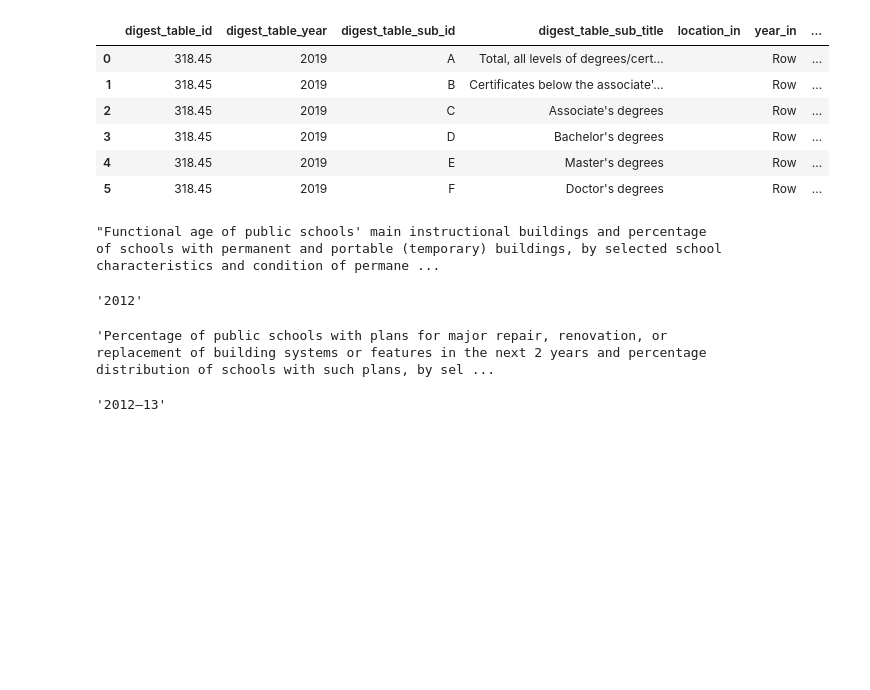
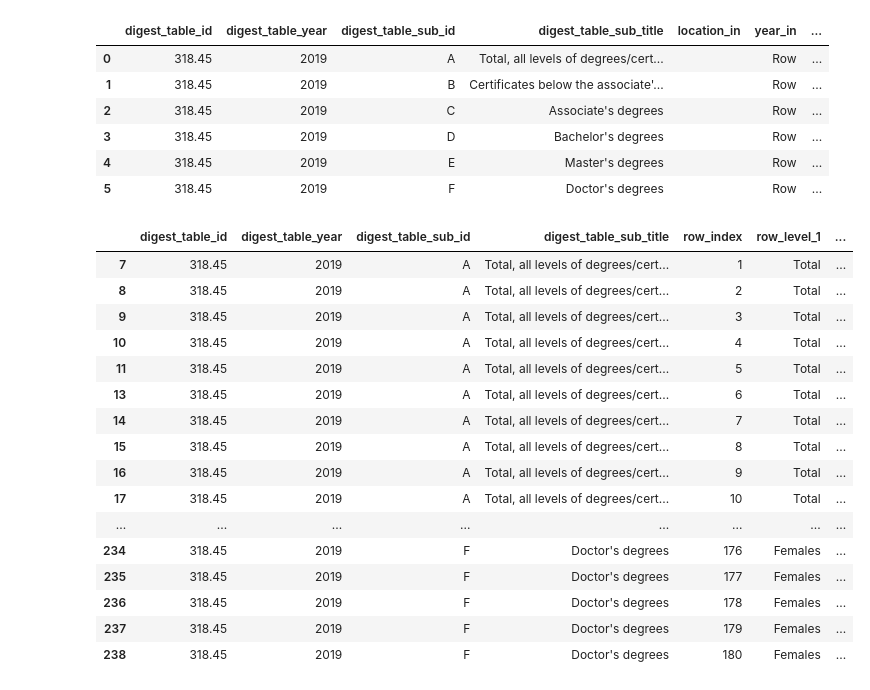
Before and after one commit to toltman/table_scraping, a Jupyter notebook: Table Scraping 8-Copy2.ipynb, the cells around one changed output. Drawn from its saved outputs; the diff is of its cells as text; code cells hidden in the pictures; blank space fills up the shorter version.

```diff
--- a/Table Scraping 8-Copy2.ipynb
+++ b/Table Scraping 8-Copy2.ipynb
@@ -323,7 +485,3 @@ tables['318.45'].table_info
 | 3 | 318.45 | 2019 | D | Bachelor's degrees |  | Row | ... |
 | 4 | 318.45 | 2019 | E | Master's degrees |  | Row | ... |
 | 5 | 318.45 | 2019 | F | Doctor's degrees |  | Row | ... |
-# %%
-tables['217.10'].title
-# %% [output]
-"Functional age of public schools' main instructional buildings and percentage of schools with permanent and portable (temporary) buildings, by selected school characteristics and condition of permane ...
@@ -332,8 +487,0 @@ year1 = re.search(r"(\d{4})$", tables['217.10'].title)
-# %%
-year1.group(0)
-# %% [output]
-'2012'
-# %%
-tables['217.15'].title
-# %% [output]
-'Percentage of public schools with plans for major repair, renovation, or replacement of building systems or features in the next 2 years and percentage distribution of schools with such plans, by sel ...
@@ -342,4 +488,20 @@ year2 = re.search(r"(\d{4}–\d{2})$", tables['217.15'].title)
-# %%
-year2.group(0)
-# %% [output]
-'2012–13'
+# %%
+tables['318.45'].row_info
+# %% [output]
+|  | digest_table_id | digest_table_year | digest_table_sub_id | digest_table_sub_title | row_index | row_level_1 | ... |
+| 7 | 318.45 | 2019 | A | Total, all levels of degrees/cert... | 1 | Total | ... |
+| 8 | 318.45 | 2019 | A | Total, all levels of degrees/cert... | 2 | Total | ... |
+| 9 | 318.45 | 2019 | A | Total, all levels of degrees/cert... | 3 | Total | ... |
+| 10 | 318.45 | 2019 | A | Total, all levels of degrees/cert... | 4 | Total | ... |
+| 11 | 318.45 | 2019 | A | Total, all levels of degrees/cert... | 5 | Total | ... |
+| 13 | 318.45 | 2019 | A | Total, all levels of degrees/cert... | 6 | Total | ... |
+| 14 | 318.45 | 2019 | A | Total, all levels of degrees/cert... | 7 | Total | ... |
+| 15 | 318.45 | 2019 | A | Total, all levels of degrees/cert... | 8 | Total | ... |
+| 16 | 318.45 | 2019 | A | Total, all levels of degrees/cert... | 9 | Total | ... |
+| 17 | 318.45 | 2019 | A | Total, all levels of degrees/cert... | 10 | Total | ... |
+| ... | ... | ... | ... | ... | ... | ... | ... |
+| 234 | 318.45 | 2019 | F | Doctor's degrees | 176 | Females | ... |
+| 235 | 318.45 | 2019 | F | Doctor's degrees | 177 | Females | ... |
+| 236 | 318.45 | 2019 | F | Doctor's degrees | 178 | Females | ... |
+| 237 | 318.45 | 2019 | F | Doctor's degrees | 179 | Females | ... |
+| 238 | 318.45 | 2019 | F | Doctor's degrees | 180 | Females | ... |
```
Also changed, not shown: parts of 19 cells of this notebook, 1 other file.
